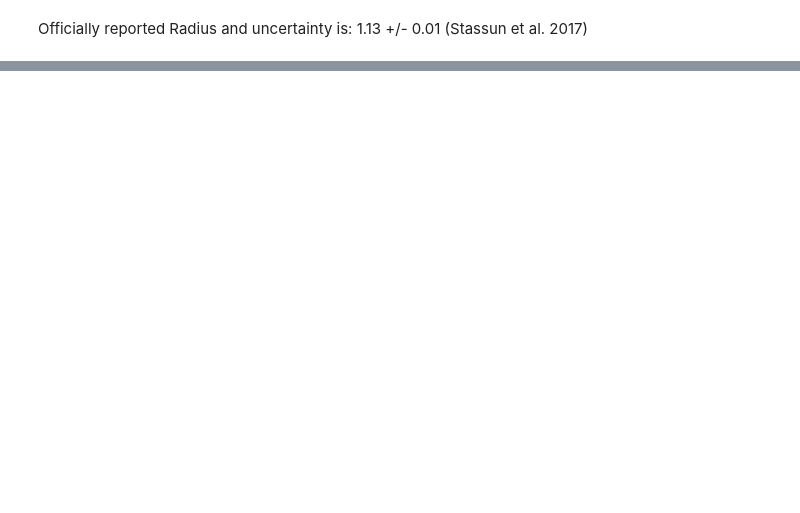
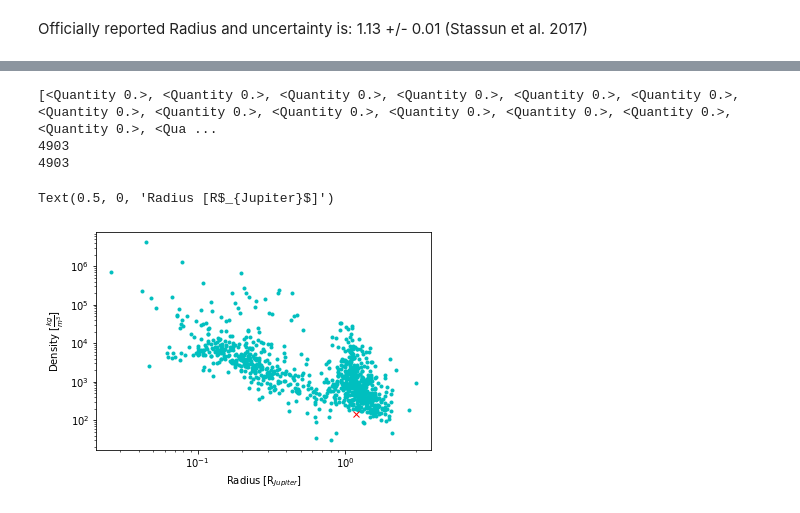
Before and after one commit to AvidaanSrivastava/Astro-5205--Project-2-, a Jupyter notebook: Project 2 - Transit (HD 189733 b).ipynb, the cells around one changed output, grey strips where cells are left out. Drawn from its saved outputs; the diff is of its cells as text; code cells hidden in the pictures; blank space fills up the shorter version.

```diff
--- a/Project 2 - Transit (HD 189733 b).ipynb
+++ b/Project 2 - Transit (HD 189733 b).ipynb
@@ -117,0 +122,6 @@ Officially reported Radius and uncertainty is: 1.13 +/- 0.01 (Stassun et al. 201
+# %%
+M_planet_calc = 1.12445      ## From Logan's data
+delta_M_p = 0.00563
+
+R_estimate = M_planet_calc ** (-0.04)      ## Using estimate given by R ~ M ^ (-0.04) relatin in the slides
+R_estimate_err = R_estimate * 0.04 * M_planet_calc_err / M_planet_calc    ## Error Propogation
@@ -117,0 +136,5 @@ Officially reported Radius and uncertainty is: 1.13 +/- 0.01 (Stassun et al. 201
+# %%
+rho_planet = M_planet_calc * const.M_jup / (4 / 3 * np.pi * (R_planet * const.R_jup) ** 3)
+delta_rho_p = rho_planet * (M_planet_calc_err / M_planet_calc + 3 * delta_r_p / R_planet)
+
+print("Calculated Density =","{:.4f}".format(rho_planet), "+/-","{:.4f}".format(delta_rho_p))
@@ -117,0 +145,3 @@ Officially reported Radius and uncertainty is: 1.13 +/- 0.01 (Stassun et al. 201
+# %%
+tab = astropy.io.ascii.read("PS_2022.01.24_09.54.25.csv")
+print(tab.colnames)
@@ -117,0 +156,19 @@ Officially reported Radius and uncertainty is: 1.13 +/- 0.01 (Stassun et al. 201
+# %%
+pl_density = [x * (const.M_jup / u.kg) / (4/3 * np.pi * ((y * (const.R_jup / u.m))) ** 3) for x,y in zip (tab["pl_bmassj"], tab["pl_radj"])]
+print((pl_density))
+print(len(tab["pl_bmassj"]))
+print(len(tab["pl_radj"]))
+# %% [output]
+[<Quantity 0.>, <Quantity 0.>, <Quantity 0.>, <Quantity 0.>, <Quantity 0.>, <Quantity 0.>, <Quantity 0.>, <Quantity 0.>, <Quantity 0.>, <Quantity 0.>, <Quantity 0.>, <Quantity 0.>, <Quantity 0.>, <Qua ...
+4903
+4903
+# %%
+plt.plot(tab["pl_radj"], pl_density,'.c')
+plt.xscale("log")
+plt.yscale("log")
+plt.plot(R_planet, delta_rho_p, 'xr')
+plt.ylabel(r"Density [$\frac{kg}{m^{3}}$]")
+plt.xlabel(r"Radius [R$_{Jupiter}$]")
+# %% [output]
+Text(0.5, 0, 'Radius [R$_{Jupiter}$]')
+[figure, added]
```
Also changed, not shown: parts of 10 cells of this notebook.
